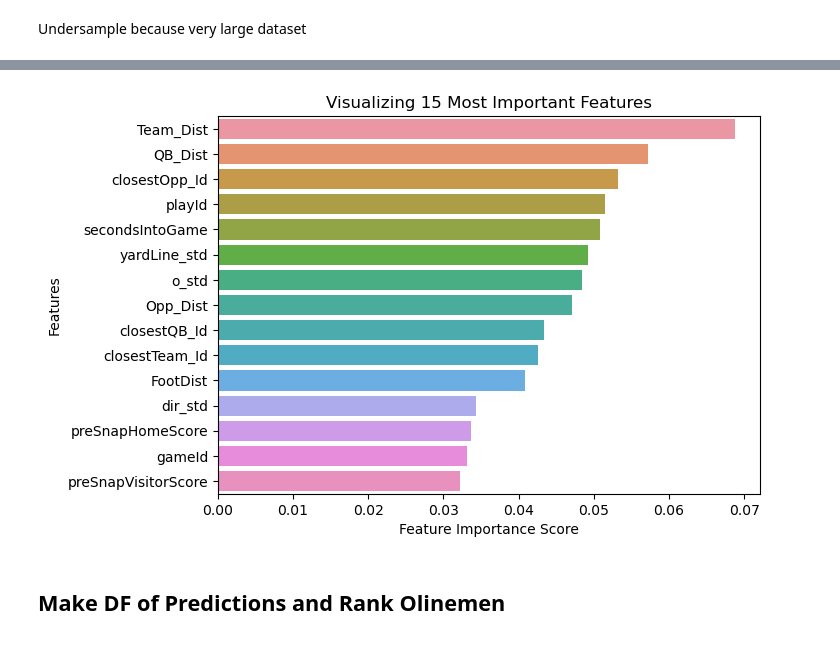
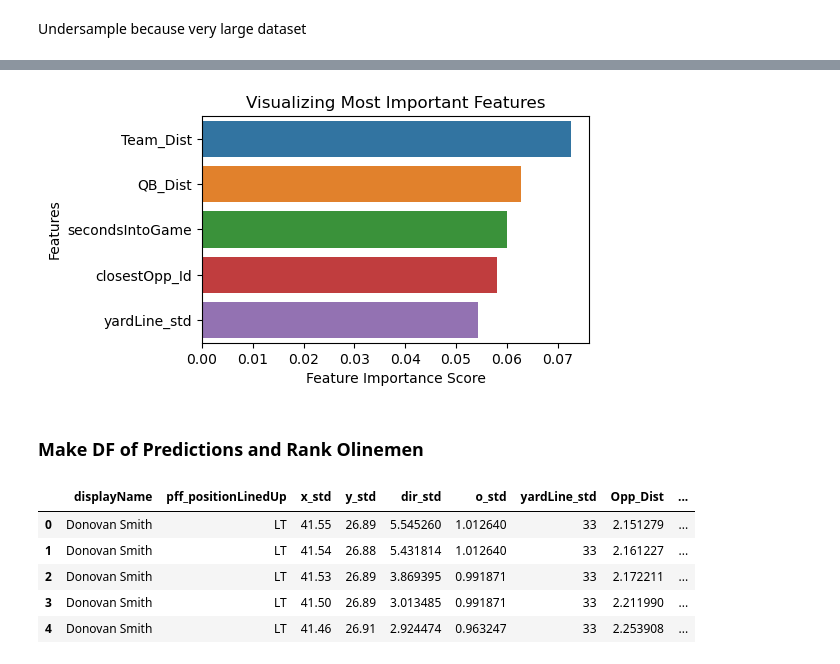
Before and after one commit to tramsay-deloitte/NFL-Data-Bowl-2023-Big-Time-Pass-Rush, a Jupyter notebook: Offensive_Lineman_Success_Classifier.ipynb, the cells around one changed output, grey strips where cells are left out. Cells and saved outputs as stored; diff of their text form; code cells hidden in the pictures.

```diff
--- a/Offensive_Lineman_Success_Classifier.ipynb
+++ b/Offensive_Lineman_Success_Classifier.ipynb
@@ -59,2 +106,0 @@ X.defendersInBox = X.defendersInBox[X.defendersInBox.isna()] = 0
-# %%
-X.pff_nflIdBlockedPlayer = X.pff_nflIdBlockedPlayer[X.pff_nflIdBlockedPlayer.isna()] = 0
@@ -93,7 +125,12 @@ df = X.join(y)
+# %%
+df2 = X.join(y.olineman_win)
+
+y = y.drop('olineman_win', axis = 1)
+df4 = X.join(y)
 # %%
 # Divide by class
-df_class_0    = df[df['olineman_win'] == 0] #class with more samples
-df_class_1    = df[df['olineman_win'] == 1] #class with fewer samples
+df_class_0    = df2[df2['olineman_win'] == 0] #class with more samples
+df_class_1    = df2[df2['olineman_win'] == 1] #class with fewer samples
 count_class_0 = len(df_class_0)
 count_class_1 = len(df_class_1)
 # %%
@@ -130,5 +161,5 @@ df_under
 # %%
-X = df_under.drop(['olineman_win', 'x_std', 'y_std', 'nflId'], axis = 1)
+X = df_under.drop(['olineman_win'], axis = 1)
 y = df_under.olineman_win
 # %% [markdown]
 Undersample because very large dataset
@@ -199,16 +226,25 @@ sns.heatmap(X.corr(), annot=False, vmin=-1, vmax=1,cmap ="coolwarm");
 # %%
 #view feature importance
 features = X.columns.tolist()
-feature_imp = pd.Series(clf.feature_importances_,index=features).sort_values(ascending=False).head(15)
+feature_imp = pd.Series(clf.feature_importances_,index=features).sort_values(ascending=False).head(5)
 # Creating a bar plot
-fig, ax = plt.subplots(figsize=(7, 5),dpi= 100)  #original shape was 8.1, 10
+fig, ax = plt.subplots(figsize=(5, 3),dpi= 100)  #original shape was 8.1, 10
 sns.barplot(x=feature_imp, y=feature_imp.index)
 # Add labels to your graph
 plt.xlabel('Feature Importance Score')
 plt.ylabel('Features')
-plt.title("Visualizing 15 Most Important Features")
+plt.title("Visualizing Most Important Features")
 plt.show()
 # %% [output]
-[figure, old version]
+[figure, new version]
 # %% [markdown]
-## Make DF of Predictions and Rank Olinemen
+### Make DF of Predictions and Rank Olinemen
+# %%
+df.head()
+# %% [output]
+|  | displayName | pff_positionLinedUp | x_std | y_std | dir_std | o_std | yardLine_std | Opp_Dist | ... |
+| 0 | Donovan Smith | LT | 41.55 | 26.89 | 5.545260 | 1.012640 | 33 | 2.151279 | ... |
+| 1 | Donovan Smith | LT | 41.54 | 26.88 | 5.431814 | 1.012640 | 33 | 2.161227 | ... |
+| 2 | Donovan Smith | LT | 41.53 | 26.89 | 3.869395 | 0.991871 | 33 | 2.172211 | ... |
+| 3 | Donovan Smith | LT | 41.50 | 26.89 | 3.013485 | 0.991871 | 33 | 2.211990 | ... |
+| 4 | Donovan Smith | LT | 41.46 | 26.91 | 2.924474 | 0.963247 | 33 | 2.253908 | ... |
```
Also changed, not shown: parts of 51 cells of this notebook, 2 other files.
